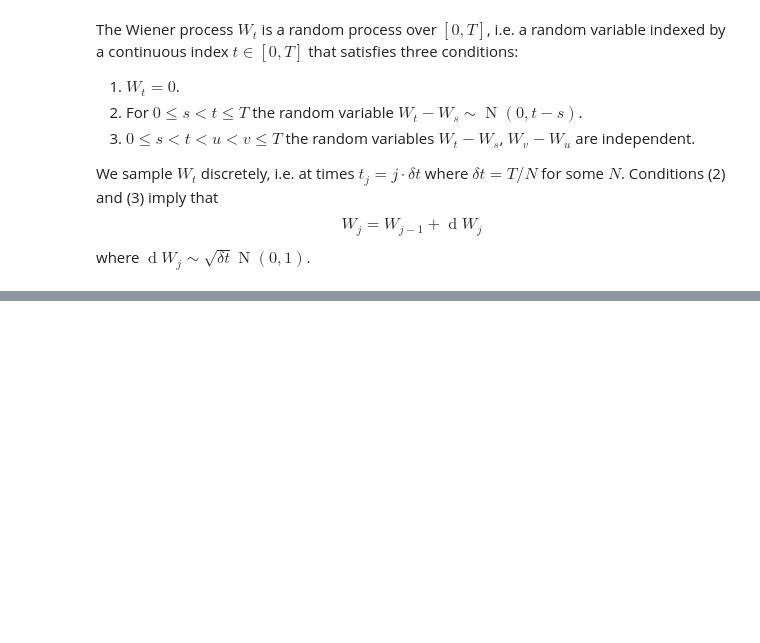
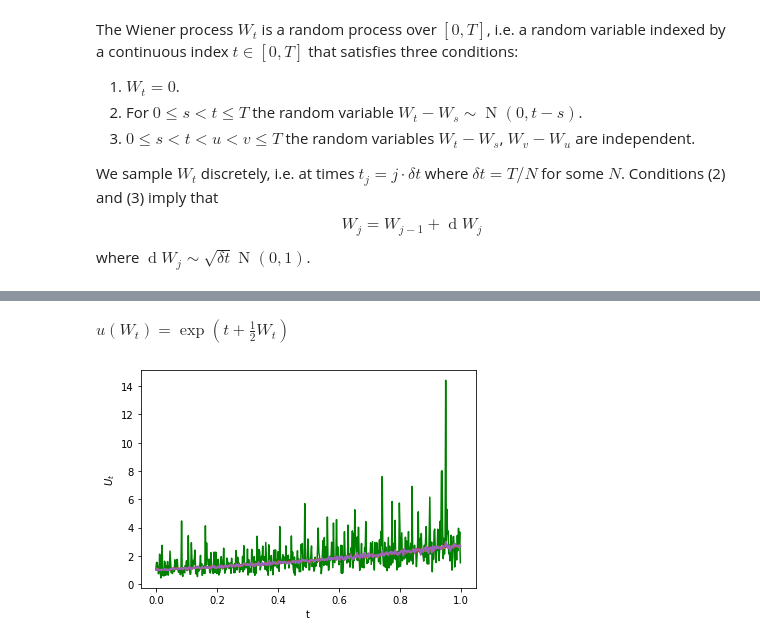
Before and after one commit to makslevental/numerical_sdes, a Jupyter notebook: main.ipynb, the cells around one changed output, grey strips where cells are left out. Saved outputs shown, nothing was run; the diff lists cells and outputs as text; code cells hidden in the pictures; blank space fills up the shorter version.

```diff
--- a/main.ipynb
+++ b/main.ipynb
@@ -35,0 +48,17 @@ ax.set_ylabel("$W_t$");
+# %% [markdown]
+$u(W_t) = \exp\left(t + \frac{1}{2} W_t\right)$
+# %%
+n_paths = 1000
+dW = sqrt(δt)*N(n_paths,n)
+W = cumsum(dW, axis=0)
+U = exp(tile(ts, (n_paths,1)) + 0.5*W)
+u = mean(U, axis=0)
+ax.clear()
+ax.plot(ts, u, "g")
+for i in range(5):
+    ax.plot(ts, U[i])
+ax.set_xlabel("t");
+ax.set_ylabel("$U_t$");
+fig
+# %% [output]
+[figure, added]
```
Also changed, not shown: parts of 4 cells of this notebook.
